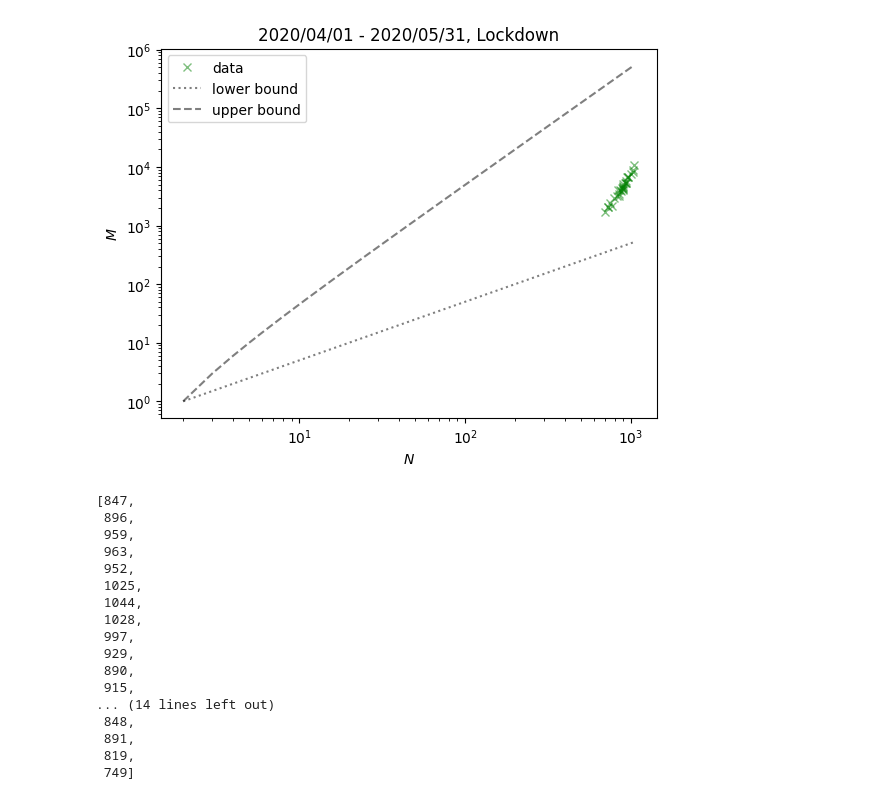
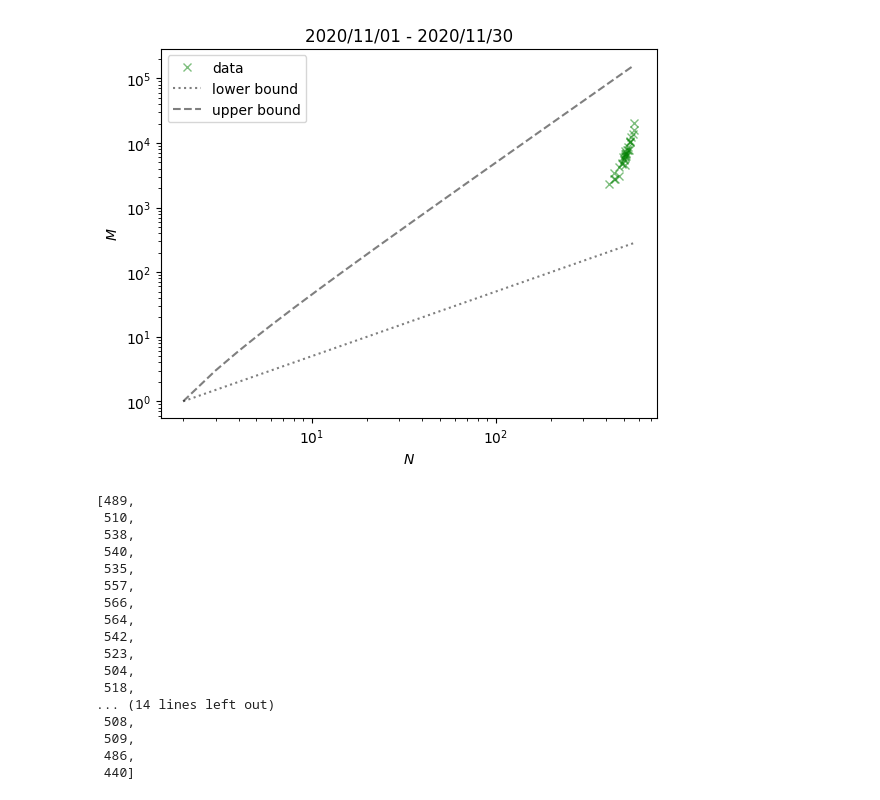
Before and after one commit to yiadka/mobility_scaling, a Jupyter notebook: notebooks/lockdown2.ipynb, the cells around one changed output. Saved outputs shown, nothing was run; the diff lists cells and outputs as text; code cells hidden in the pictures.

```diff
--- a/notebooks/lockdown2.ipynb
+++ b/notebooks/lockdown2.ipynb
@@ -37,7 +37,7 @@ def return_nm(df):
     df['started_at'] = pd.to_datetime(df['started_at'])
     df['ended_at'] = pd.to_datetime(df['ended_at'])
     # started_atで昇順にソート
-    df = df.sort_values(by='started_at')
+    df = df.sort_values(by='start_station_name')
     current_timestamp = df['started_at'].min()
     end_timestamp = df["started_at"].max()
     interval = timedelta(days=1)
@@ -50,13 +50,22 @@ def return_nm(df):
         timestamp.append(current_timestamp)
         next_timestamp = current_timestamp + interval
         df_tmp = df[(df['started_at'] >= current_timestamp) & (df['started_at'] < next_timestamp)]
+        # start_station_nameをリスト化
+        start_station_name = df_tmp["start_station_name"].unique()
 
-        # networkxを使ってネットワークを作成
-        G = nx.from_pandas_edgelist(df_tmp, source="start_station_id", target="end_station_id", create_using=nx.Graph())
+        # 各駅について、IDを割り振る
+        station_id = {}
+        for i, station in enumerate(start_station_name):
+            station_id[station] = i
+
+        # station_idを元に、df_lockdown_relax_2020_11にstation_idを追加
+        df_tmp["station_id"] = df_tmp["start_station_name"].map(station_id)
+
         # ノードの数を取得
-        node_list.append(G.number_of_nodes())
+        node_list.append(len(station_id))
+
         # エッジの数を取得
-        edge_list.append(G.number_of_edges())
+        edge_list.append(len(df_tmp))
 
         current_timestamp = next_timestamp
 
@@ -69,43 +96,43 @@ node, edge = return_nm(df_2020_nov)
 # %%
 plt.Figure(figsize=(14,7))
 
 N = node
 M = edge
 
 x = np.arange(2, np.max(N))
 y = np.arange(1, np.max(M))
 
 plt.plot(N, M, "x", c="green", alpha=0.5, label="data")
 #plt.plot(Model1(y, kappa=kappa), y, label="model", c="red")
 plt.plot(x,x/2, label="lower bound", c = "black", alpha= 0.5, ls = ":")
 plt.plot(x,x*(x-1)/2, label="upper bound", c = "black", alpha = 0.5, ls = "--")
 #plt.text(0.05, 0.65, r'$\hat{\kappa}:$ ' + str(round(kappa, 3)), transform=plt.gca().transAxes)
 plt.xscale("log")
 plt.yscale("log")
-plt.title("2020/04/01 - 2020/05/31, Lockdown")
+plt.title("2020/11/01 - 2020/11/30")
 plt.xlabel(r"$N$")
 plt.ylabel(r"$M$")
 plt.legend()
 plt.show()
 # %% [output]
-[figure, old version]
+[figure, new version]
 # %%
 node
 # %% [output]
-[847,
- 896,
- 959,
- 963,
- 952,
- 1025,
- 1044,
- 1028,
- 997,
- 929,
- 890,
- 915,
+[489,
+ 510,
+ 538,
+ 540,
+ 535,
+ 557,
+ 566,
+ 564,
+ 542,
+ 523,
+ 504,
+ 518,
 ... (14 lines left out)
- 848,
- 891,
- 819,
- 749]
+ 508,
+ 509,
+ 486,
+ 440]
```
Also changed, not shown: parts of 1 cell of this notebook, 2 other files.
